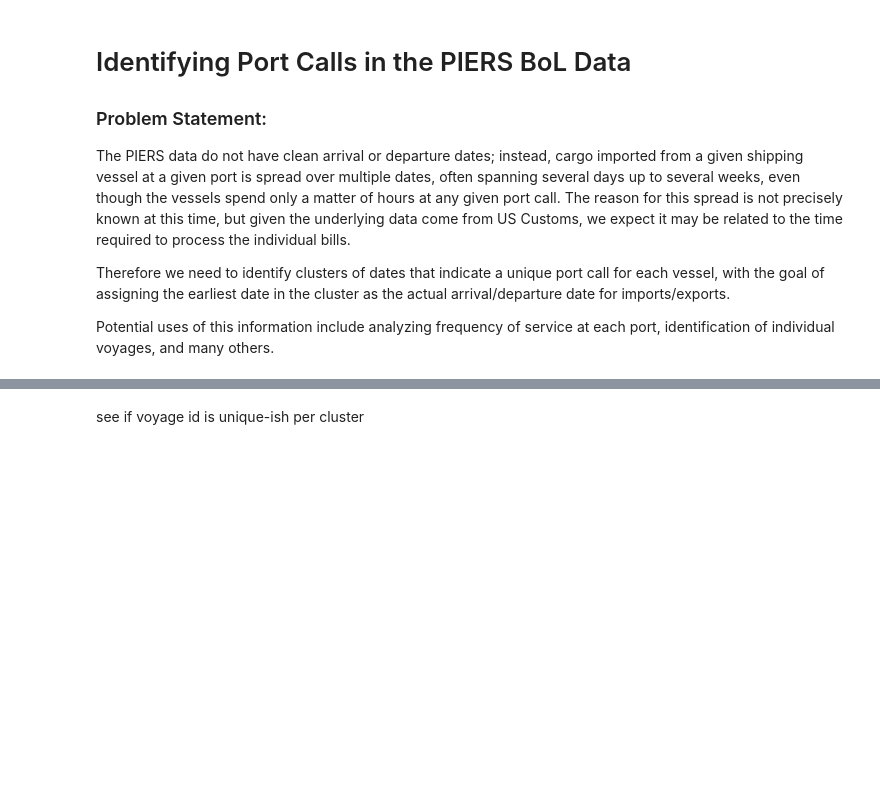
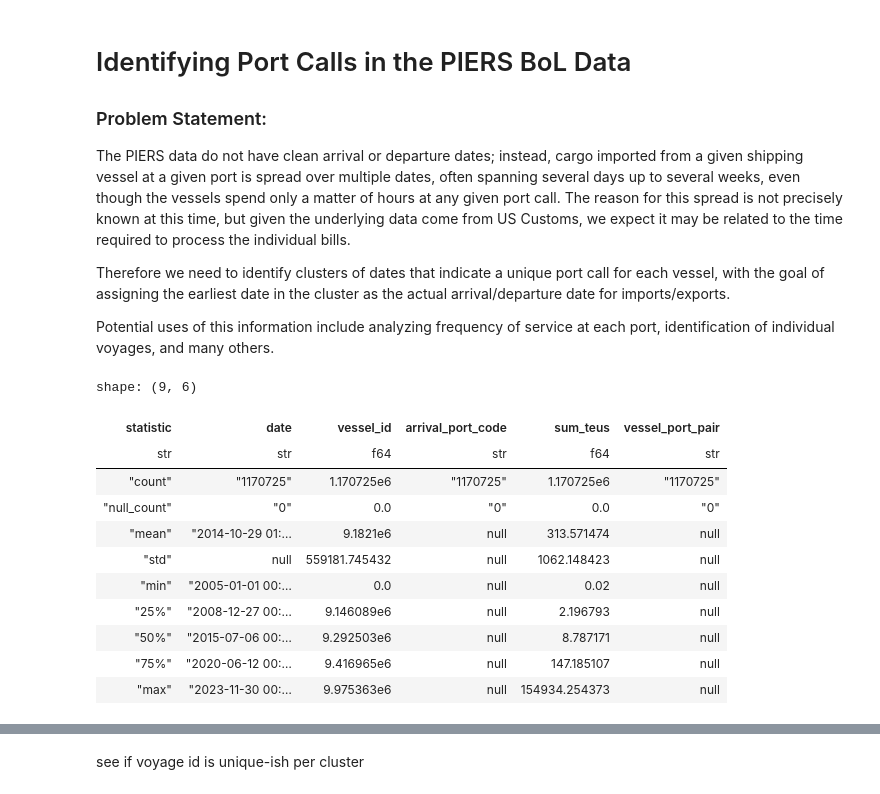
Before and after one commit to epistemetrica/PIERS-Data-Project, a Jupyter notebook: port_visits_identification.ipynb, the cells around one changed output, grey strips where cells are left out. Cells and saved outputs as stored; diff of their text form; code cells hidden in the pictures; blank space fills up the shorter version.

```diff
--- a/port_visits_identification.ipynb
+++ b/port_visits_identification.ipynb
@@ -336,3 +336,29 @@ exports_lf = fill_volume(exports_lf)
 #add primary carrier and shared cargo columns to lfs
 imports_lf = add_primary_carrier(imports_lf)
 exports_lf = add_primary_carrier(exports_lf)
+# %%
+df = (
+    imports_lf
+    .group_by('date', 'vessel_id', 'arrival_port_code')
+    .agg(pl.col('teus').sum().alias('sum_teus'))
+    .with_columns(
+        (pl.col('vessel_id').cast(pl.Utf8)+'_'+pl.col('arrival_port_code').cast(pl.Utf8)).cast(pl.Categorical).alias('vessel_port_pair')
+    )
+    .drop_nulls(subset='vessel_port_pair')
+    .sort('date')
+    .collect()
+)
+df.describe()
+# %% [output]
+shape: (9, 6)
+| statistic | date | vessel_id | arrival_port_code | sum_teus | vessel_port_pair |
+| str | str | f64 | str | f64 | str |
+| "count" | "1170725" | 1.170725e6 | "1170725" | 1.170725e6 | "1170725" |
+| "null_count" | "0" | 0.0 | "0" | 0.0 | "0" |
+| "mean" | "2014-10-29 01:… | 9.1821e6 | null | 313.571474 | null |
+| "std" | null | 559181.745432 | null | 1062.148423 | null |
+| "min" | "2005-01-01 00:… | 0.0 | null | 0.02 | null |
+| "25%" | "2008-12-27 00:… | 9.146089e6 | null | 2.196793 | null |
+| "50%" | "2015-07-06 00:… | 9.292503e6 | null | 8.787171 | null |
+| "75%" | "2020-06-12 00:… | 9.416965e6 | null | 147.185107 | null |
+| "max" | "2023-11-30 00:… | 9.975363e6 | null | 154934.254373 | null |
```
Also changed, not shown: parts of 16 cells of this notebook, 4 other files.
